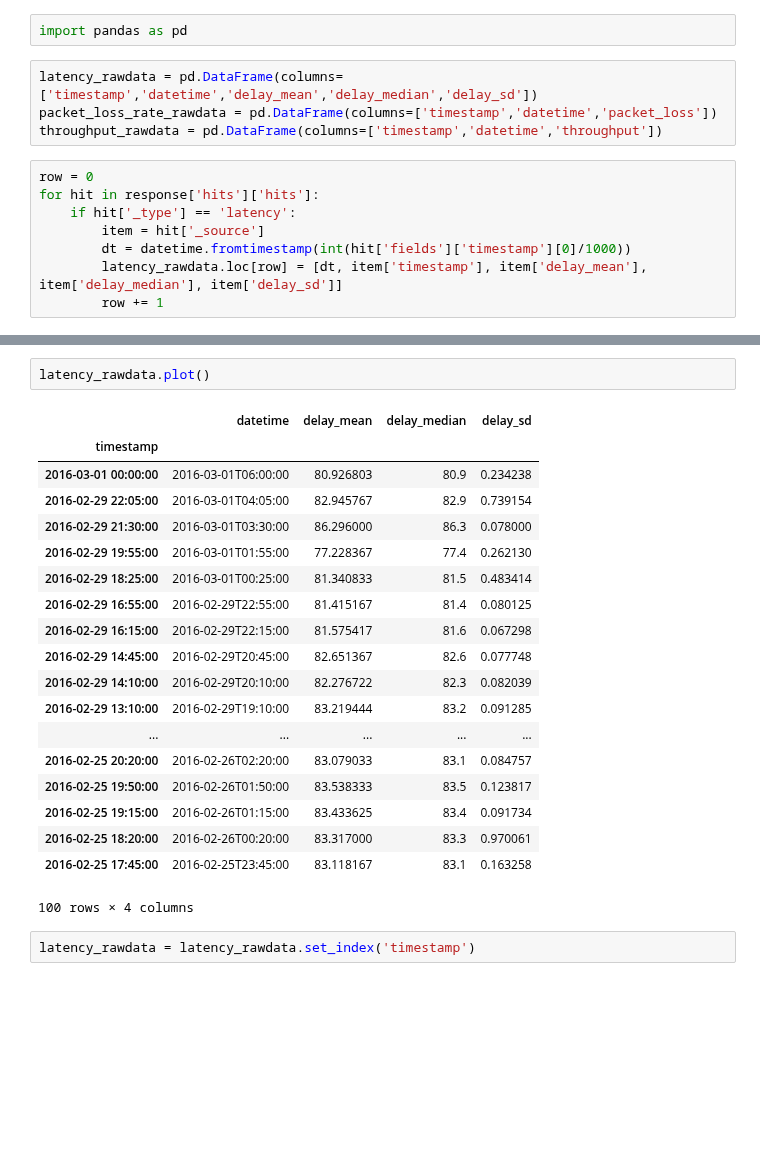
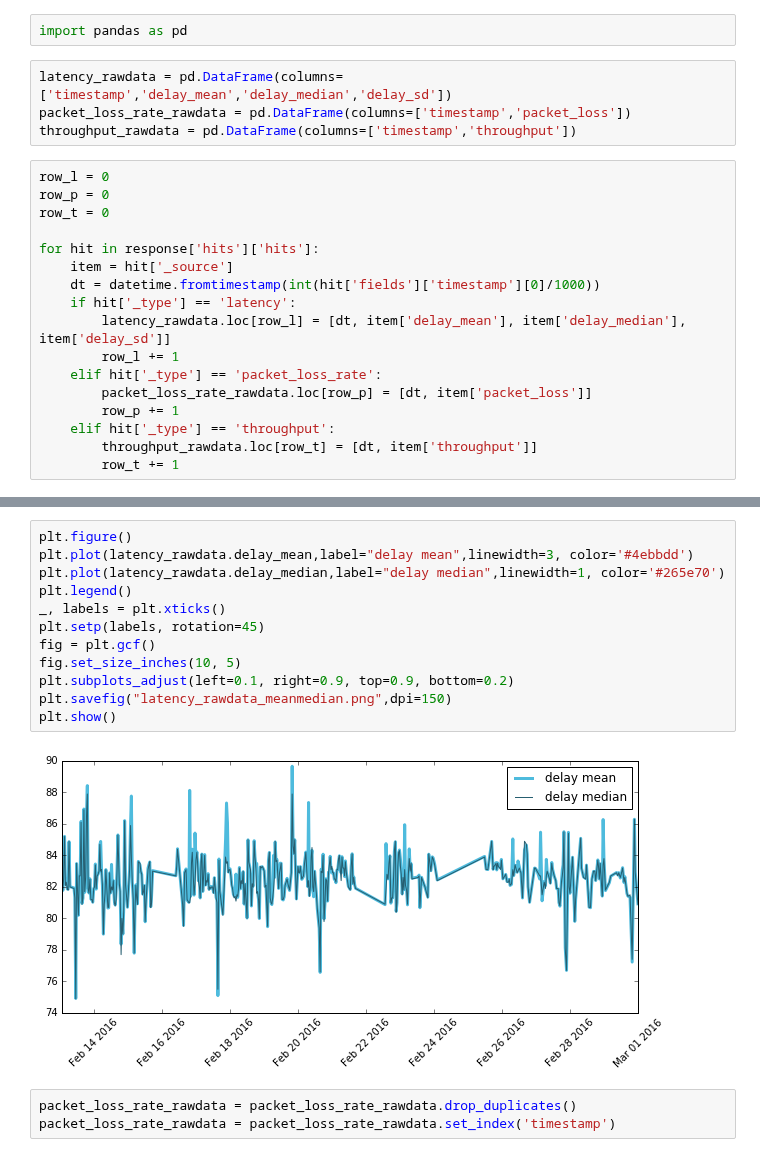
Before and after one commit to ATLAS-Analytics/AnalyticsNotebooks, a Jupyter notebook: Xinran/Xinran_Data_Explore.ipynb, the cells around one changed output, grey strips where cells are left out. Cells and saved outputs as stored; diff of their text form; blank space fills up the shorter version.

```diff
--- a/Xinran/Xinran_Data_Explore.ipynb
+++ b/Xinran/Xinran_Data_Explore.ipynb
@@ -125,14 +130,23 @@ response
 # %%
 import pandas as pd
 # %%
-latency_rawdata = pd.DataFrame(columns=['timestamp','datetime','delay_mean','delay_median','delay_sd'])
-packet_loss_rate_rawdata = pd.DataFrame(columns=['timestamp','datetime','packet_loss'])
-throughput_rawdata = pd.DataFrame(columns=['timestamp','datetime','throughput'])
+latency_rawdata = pd.DataFrame(columns=['timestamp','delay_mean','delay_median','delay_sd'])
+packet_loss_rate_rawdata = pd.DataFrame(columns=['timestamp','packet_loss'])
+throughput_rawdata = pd.DataFrame(columns=['timestamp','throughput'])
 # %%
-row = 0
+row_l = 0
+row_p = 0
+row_t = 0
+
 for hit in response['hits']['hits']:
+    item = hit['_source']
+    dt = datetime.fromtimestamp(int(hit['fields']['timestamp'][0]/1000))
     if hit['_type'] == 'latency':
-        item = hit['_source']
-        dt = datetime.fromtimestamp(int(hit['fields']['timestamp'][0]/1000))
-        latency_rawdata.loc[row] = [dt, item['timestamp'], item['delay_mean'], item['delay_median'], item['delay_sd']]
-        row += 1
+        latency_rawdata.loc[row_l] = [dt, item['delay_mean'], item['delay_median'], item['delay_sd']]
+        row_l += 1
+    elif hit['_type'] == 'packet_loss_rate':
+        packet_loss_rate_rawdata.loc[row_p] = [dt, item['packet_loss']]
+        row_p += 1
+    elif hit['_type'] == 'throughput':
+        throughput_rawdata.loc[row_t] = [dt, item['throughput']]
+        row_t += 1
@@ -168,24 +164,17 @@ latency_rawdata.tail(10)
-# %%
-latency_rawdata.plot()
-# %% [output]
-|  | datetime | delay_mean | delay_median | delay_sd |
-| timestamp |  |  |  |  |
-| 2016-03-01 00:00:00 | 2016-03-01T06:00:00 | 80.926803 | 80.9 | 0.234238 |
-| 2016-02-29 22:05:00 | 2016-03-01T04:05:00 | 82.945767 | 82.9 | 0.739154 |
-| 2016-02-29 21:30:00 | 2016-03-01T03:30:00 | 86.296000 | 86.3 | 0.078000 |
-| 2016-02-29 19:55:00 | 2016-03-01T01:55:00 | 77.228367 | 77.4 | 0.262130 |
-| 2016-02-29 18:25:00 | 2016-03-01T00:25:00 | 81.340833 | 81.5 | 0.483414 |
-| 2016-02-29 16:55:00 | 2016-02-29T22:55:00 | 81.415167 | 81.4 | 0.080125 |
-| 2016-02-29 16:15:00 | 2016-02-29T22:15:00 | 81.575417 | 81.6 | 0.067298 |
-| 2016-02-29 14:45:00 | 2016-02-29T20:45:00 | 82.651367 | 82.6 | 0.077748 |
-| 2016-02-29 14:10:00 | 2016-02-29T20:10:00 | 82.276722 | 82.3 | 0.082039 |
-| 2016-02-29 13:10:00 | 2016-02-29T19:10:00 | 83.219444 | 83.2 | 0.091285 |
-| ... | ... | ... | ... | ... |
-| 2016-02-25 20:20:00 | 2016-02-26T02:20:00 | 83.079033 | 83.1 | 0.084757 |
-| 2016-02-25 19:50:00 | 2016-02-26T01:50:00 | 83.538333 | 83.5 | 0.123817 |
-| 2016-02-25 19:15:00 | 2016-02-26T01:15:00 | 83.433625 | 83.4 | 0.091734 |
-| 2016-02-25 18:20:00 | 2016-02-26T00:20:00 | 83.317000 | 83.3 | 0.970061 |
-| 2016-02-25 17:45:00 | 2016-02-25T23:45:00 | 83.118167 | 83.1 | 0.163258 |
-100 rows × 4 columns
-# %%
-latency_rawdata = latency_rawdata.set_index('timestamp')
+# %%
+plt.figure()
+plt.plot(latency_rawdata.delay_mean,label="delay mean",linewidth=3, color='#4ebbdd')
+plt.plot(latency_rawdata.delay_median,label="delay median",linewidth=1, color='#265e70')
+plt.legend()
+_, labels = plt.xticks()
+plt.setp(labels, rotation=45)
+fig = plt.gcf()
+fig.set_size_inches(10, 5)
+plt.subplots_adjust(left=0.1, right=0.9, top=0.9, bottom=0.2)
+plt.savefig("latency_rawdata_meanmedian.png",dpi=150)
+plt.show()
+# %% [output]
+[figure, added]
+# %%
+packet_loss_rate_rawdata = packet_loss_rate_rawdata.drop_duplicates()
+packet_loss_rate_rawdata = packet_loss_rate_rawdata.set_index('timestamp')
```
Also changed, not shown: parts of 7 cells of this notebook, 16 other files.
